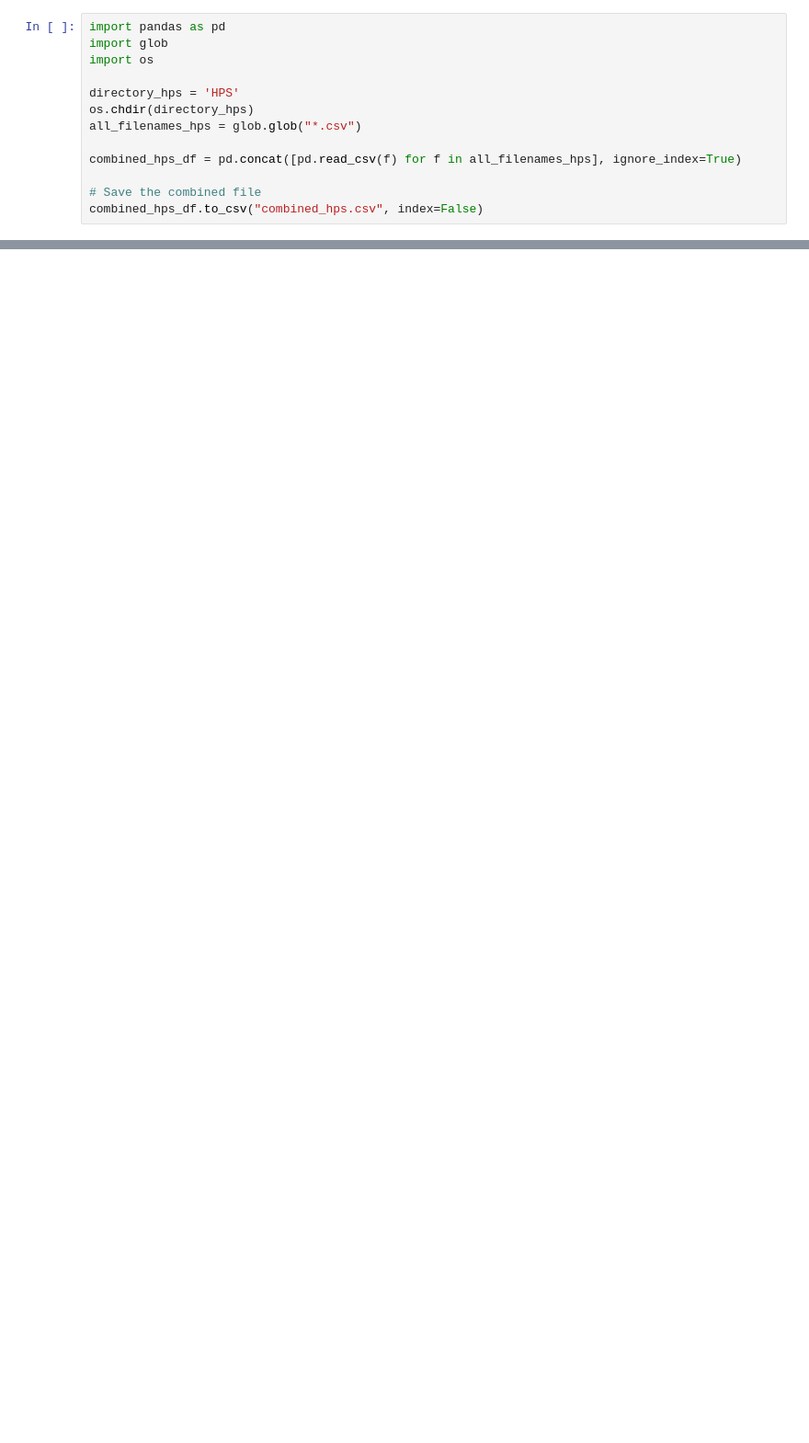
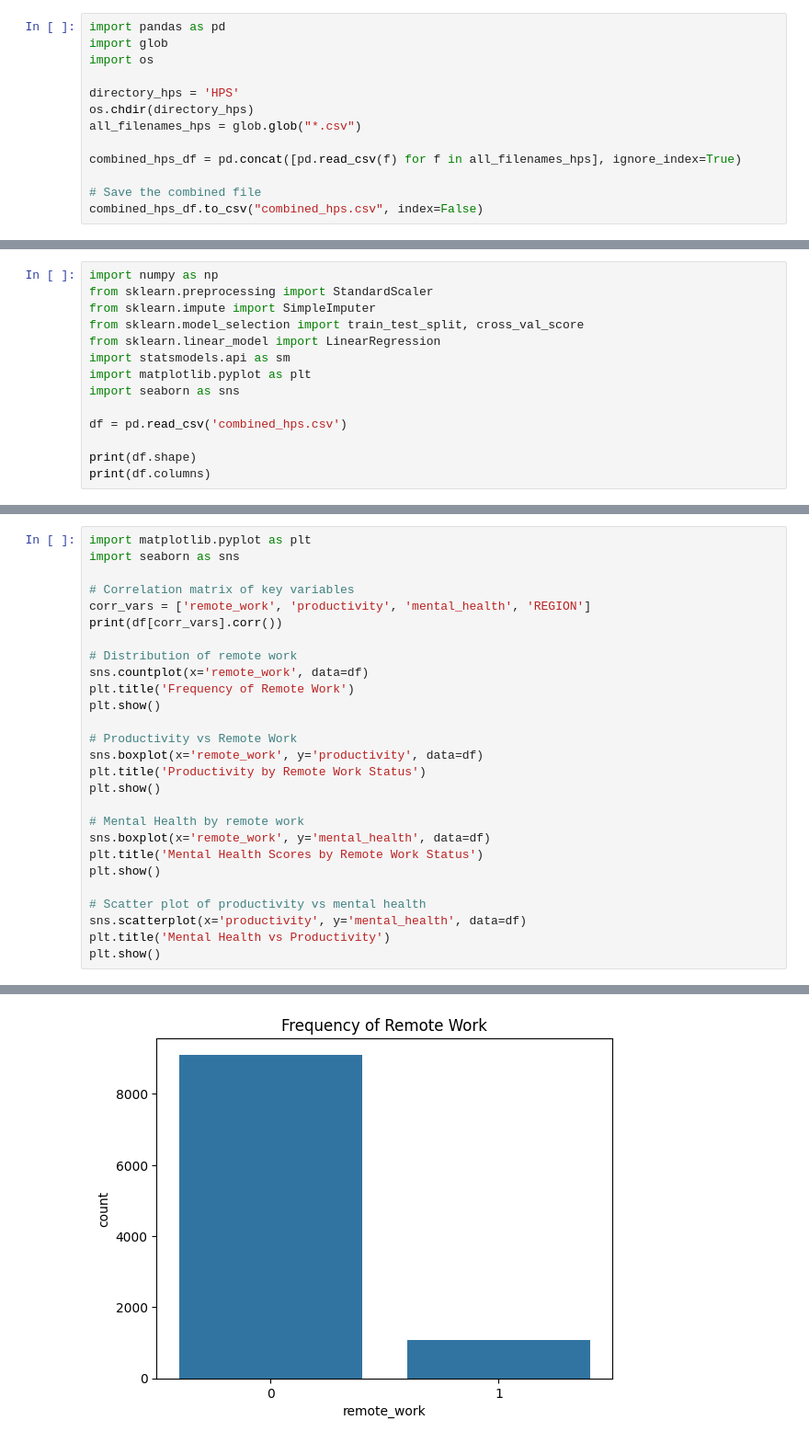
Before and after one commit to khushi080701/Final_Project_Foundations_Of_Data_Science, a Jupyter notebook: Final_Project.ipynb, the cells around one changed output, grey strips where cells are left out. Shown: that part at 92% size. Drawn from its saved outputs; the diff is of its cells as text; blank space fills up the shorter version.

```diff
--- a/Final_Project.ipynb
+++ b/Final_Project.ipynb
@@ -168,0 +14,14 @@ print('Test R²:', r2)
+# %%
+import numpy as np
+from sklearn.preprocessing import StandardScaler
+from sklearn.impute import SimpleImputer
+from sklearn.model_selection import train_test_split, cross_val_score
+from sklearn.linear_model import LinearRegression
+import statsmodels.api as sm
+import matplotlib.pyplot as plt
+import seaborn as sns
+
+df = pd.read_csv('combined_hps.csv')
+
+print(df.shape)
+print(df.columns)
@@ -168,0 +111,28 @@ print('Test R²:', r2)
+# %%
+import matplotlib.pyplot as plt
+import seaborn as sns
+
+# Correlation matrix of key variables
+corr_vars = ['remote_work', 'productivity', 'mental_health', 'REGION']
+print(df[corr_vars].corr())
+
+# Distribution of remote work
+sns.countplot(x='remote_work', data=df)
+plt.title('Frequency of Remote Work')
+plt.show()
+
+# Productivity vs Remote Work
+sns.boxplot(x='remote_work', y='productivity', data=df)
+plt.title('Productivity by Remote Work Status')
+plt.show()
+
+# Mental Health by remote work
+sns.boxplot(x='remote_work', y='mental_health', data=df)
+plt.title('Mental Health Scores by Remote Work Status')
+plt.show()
+
+# Scatter plot of productivity vs mental health
+sns.scatterplot(x='productivity', y='mental_health', data=df)
+plt.title('Mental Health vs Productivity')
+plt.show()
+# %% [output]
@@ -168,0 +144 @@ print('Test R²:', r2)
+[figure, added]
```
Also changed, not shown: parts of 13 cells of this notebook.
